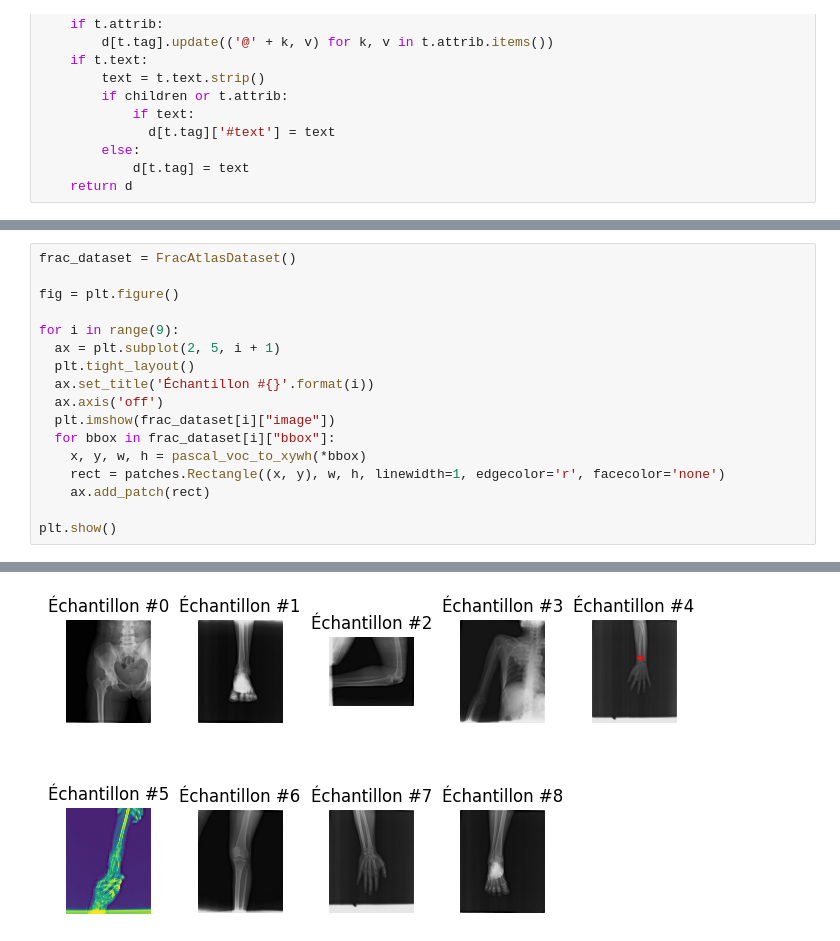
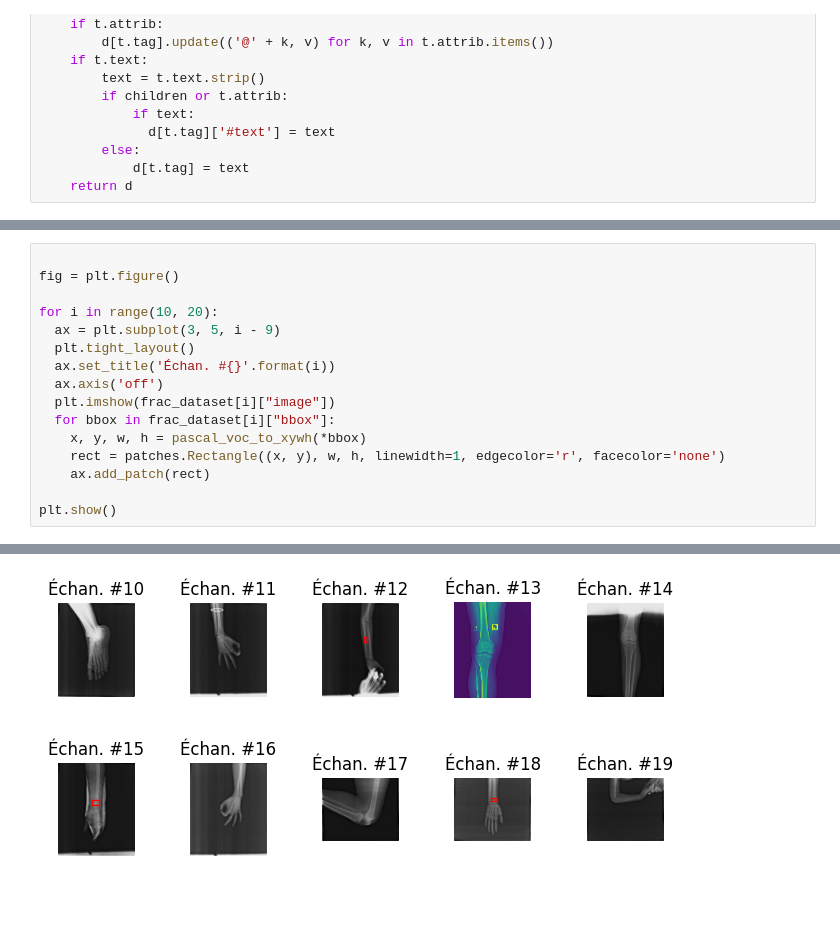
Before and after one commit to aataha0/pp-detection-fracture-recherche, a Jupyter notebook: src/dataset_preview.ipynb, the cells around one changed output, grey strips where cells are left out. Saved outputs shown, nothing was run; the diff lists cells and outputs as text; blank space fills up the shorter version.

Commit message:
mise à jour des échantillons démontrés

```diff
--- a/src/dataset_preview.ipynb
+++ b/src/dataset_preview.ipynb
@@ -175,12 +177,11 @@ class FracAtlasDataset(Dataset):
 # %%
-frac_dataset = FracAtlasDataset()
 
 fig = plt.figure()
 
-for i in range(9):
-  ax = plt.subplot(2, 5, i + 1)
+for i in range(10, 20):
+  ax = plt.subplot(3, 5, i - 9)
   plt.tight_layout()
-  ax.set_title('Échantillon #{}'.format(i))
+  ax.set_title('Échan. #{}'.format(i))
   ax.axis('off')
   plt.imshow(frac_dataset[i]["image"])
   for bbox in frac_dataset[i]["bbox"]:
@@ -210,4 +194,4 @@ plt.show()
-[figure, old version]
+[figure, new version]
 # %%
 fig = plt.figure()
 
```
Also changed, not shown: parts of 4 cells of this notebook.
